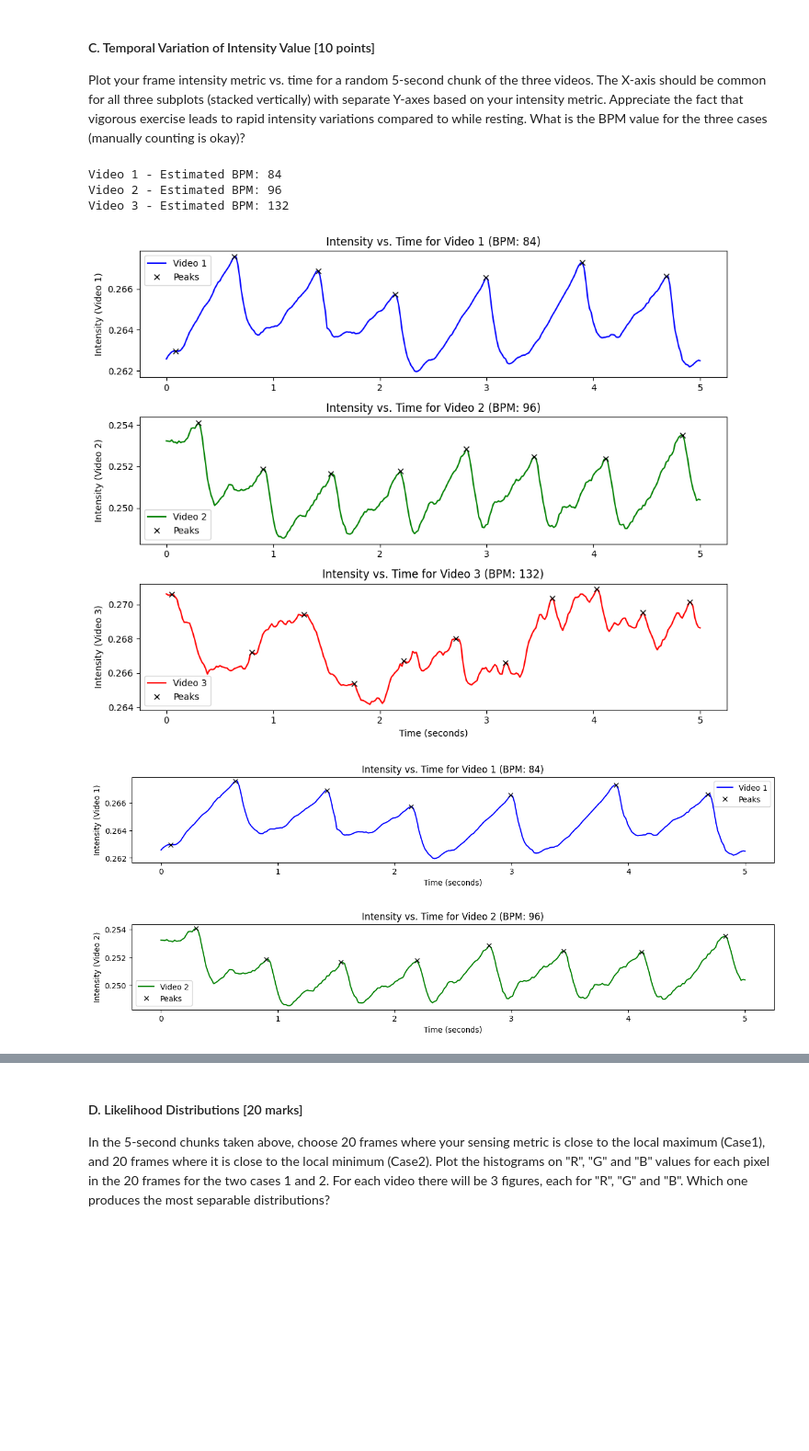
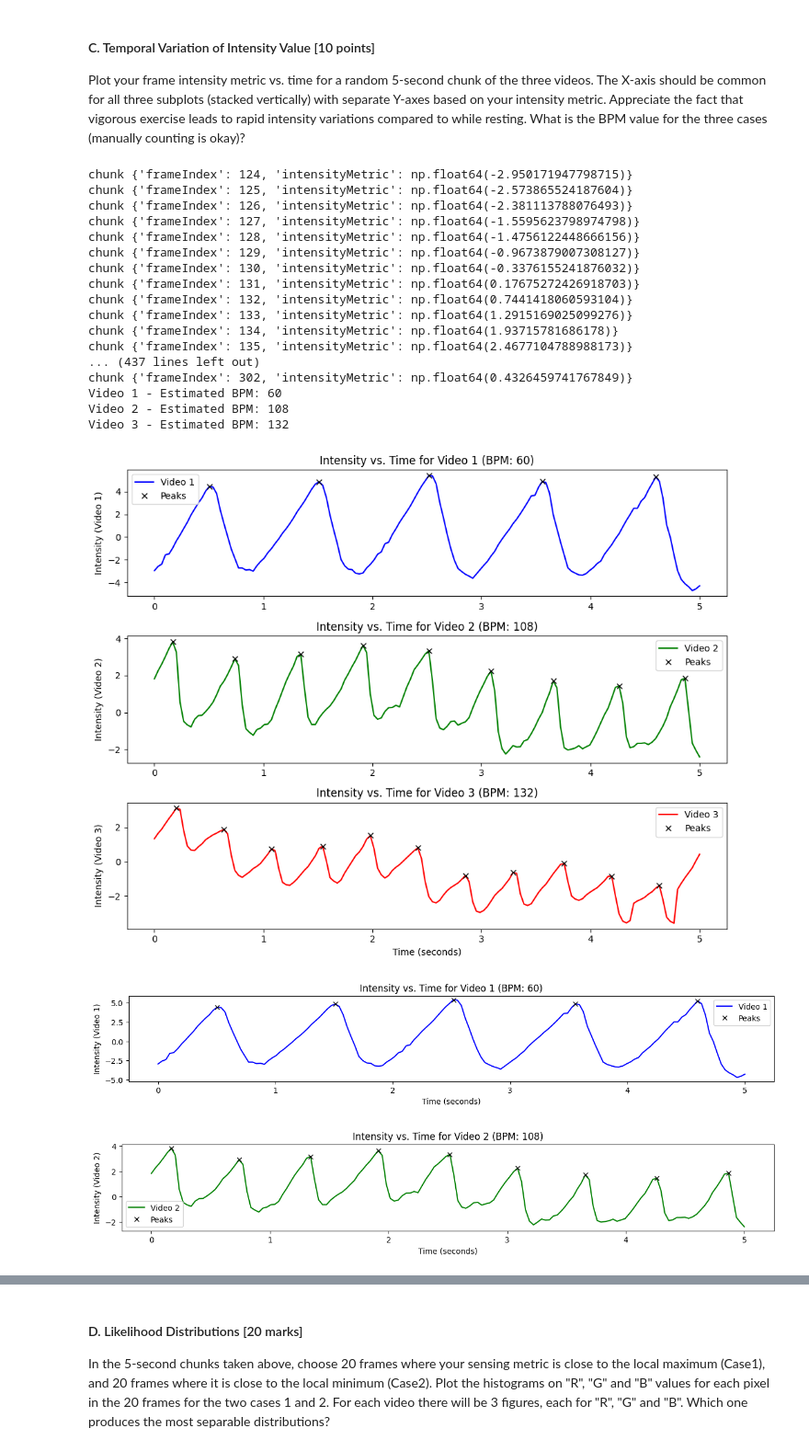
Before and after one commit to dipendughosh/programs, a Jupyter notebook: mtech_2023/sem-3/ssiot/ass-1/CS23M509_CS6650D24/homework1_UoP6650_D24-2.ipynb, the cells around one changed output, grey strips where cells are left out. Shown at 92% size. Cells and saved outputs as stored; diff of their text form; code cells hidden in the pictures; blank space fills up the shorter version.

```diff
--- a/mtech_2023/sem-3/ssiot/ass-1/CS23M509_CS6650D24/homework1_UoP6650_D24-2.ipynb
+++ b/mtech_2023/sem-3/ssiot/ass-1/CS23M509_CS6650D24/homework1_UoP6650_D24-2.ipynb
@@ -284,37 +346,51 @@ def plot_intensity_metric_bpm():
         ax.legend()
         # Display the plot
         plt.show()
 
 # Extract 5-second chunks from the intensity metrics for each video
 for videoIndex, frames in intensityMetrics.items():
     chunks[videoIndex] = get_random_chunk(frames, videoIndex, framesPerSecondValues[videoIndex])
     # print("chunks.len : " + str(len(chunks[videoIndex])))
-    # for chunk in chunks[videoIndex]:
-    #     print("chunk " + str(chunk))
+    for chunk in chunks[videoIndex]:
+        print("chunk " + str(chunk))
 
     timeAxes[videoIndex] = np.linspace(0, 5, len(chunks[videoIndex]))
     # print("timeAxes.len : " + str(len(timeAxes[videoIndex])))
     # for timeAxe in timeAxes[videoIndex]:
         # print("timeAxes " + str(timeAxe))
 
     # Calculate the peaks in the chunk to estimate BPM
     intensityValues = [frameData['intensityMetric'] for frameData in chunks[videoIndex]]
     peaks, _ = find_peaks(intensityValues, distance=framesPerSecondValues[videoIndex] * 0.4)
     totalPeaks = len(peaks)
 
     # Estimate BPM based on number of peaks in 5 seconds
     bpmValues[videoIndex] = totalPeaks * 12  # 12 because 60 / 5 seconds = 12
 
 
 # Output BPM values for each video
 for videoIndex, bpm in bpmValues.items():
     print(f"Video {videoIndex} - Estimated BPM: {bpm}")
 
 plot_intensity_metric_bpm()
 # %% [output]
-Video 1 - Estimated BPM: 84
-Video 2 - Estimated BPM: 96
+chunk {'frameIndex': 124, 'intensityMetric': np.float64(-2.950171947798715)}
+chunk {'frameIndex': 125, 'intensityMetric': np.float64(-2.573865524187604)}
+chunk {'frameIndex': 126, 'intensityMetric': np.float64(-2.381113788076493)}
+chunk {'frameIndex': 127, 'intensityMetric': np.float64(-1.5595623798974798)}
+chunk {'frameIndex': 128, 'intensityMetric': np.float64(-1.4756122448666156)}
+chunk {'frameIndex': 129, 'intensityMetric': np.float64(-0.9673879007308127)}
+chunk {'frameIndex': 130, 'intensityMetric': np.float64(-0.3376155241876032)}
+chunk {'frameIndex': 131, 'intensityMetric': np.float64(0.17675272426918703)}
+chunk {'frameIndex': 132, 'intensityMetric': np.float64(0.7441418060593104)}
+chunk {'frameIndex': 133, 'intensityMetric': np.float64(1.2915169025099276)}
+chunk {'frameIndex': 134, 'intensityMetric': np.float64(1.93715781686178)}
+chunk {'frameIndex': 135, 'intensityMetric': np.float64(2.4677104788988173)}
+... (437 lines left out)
+chunk {'frameIndex': 302, 'intensityMetric': np.float64(0.4326459741767849)}
+Video 1 - Estimated BPM: 60
+Video 2 - Estimated BPM: 108
 Video 3 - Estimated BPM: 132
-[figure, old version]
+[figure, new version]
-[figure, old version]
+[figure, new version]
-[figure, old version]
+[figure, new version]
```
Also changed, not shown: parts of 7 cells of this notebook, 30 other files.
